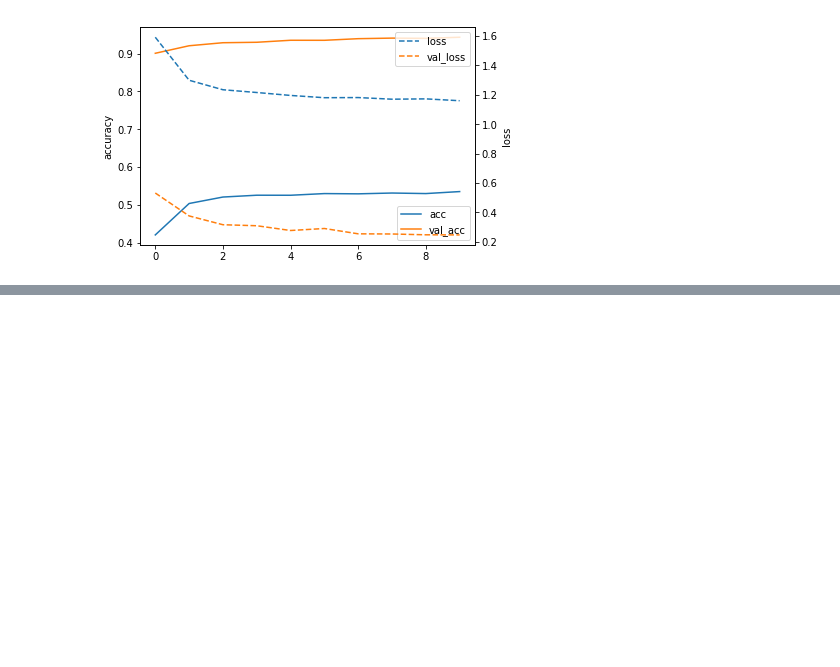
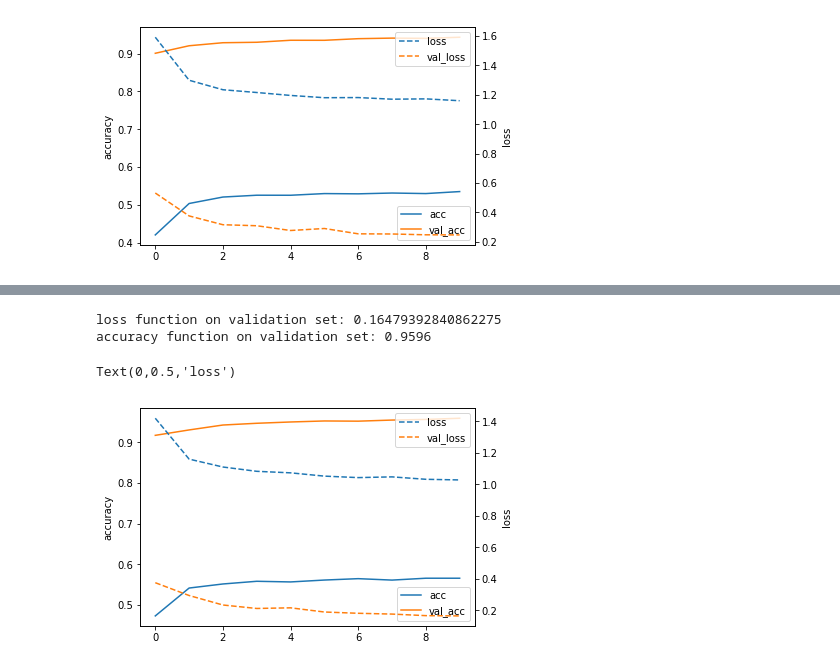
Before and after one commit to applied-ml-spring-18/homework-6-jingyi_siwen_hw6, a Jupyter notebook: Task2.ipynb, the cells around one changed output, grey strips where cells are left out. Drawn from its saved outputs; the diff is of its cells as text; code cells hidden in the pictures; blank space fills up the shorter version.

```diff
--- a/Task2.ipynb
+++ b/Task2.ipynb
@@ -194,0 +287,14 @@ we choose train the vinalla model on entire train dataset to evaluate the final
+# %%
+from keras.layers import Dropout
+model = Sequential([
+            Dense(64,input_shape=(784,)),
+            Activation('relu'),
+            Dropout(0.5),
+            Dense(64),
+            Activation('relu'),
+            Dense(10),
+            Dropout(0.5),
+            Activation('softmax')])
+model.compile(optimizer = 'adam', loss="categorical_crossentropy",metrics = ['accuracy'])
+history_callback = model.fit(X_train, y_train, batch_size=128,
+                             epochs=10, verbose=1, validation_data=(X_val,y_val))
@@ -194,0 +319,16 @@ we choose train the vinalla model on entire train dataset to evaluate the final
+# %%
+score = model.evaluate(X_val, y_val, verbose=0)
+print("loss function on validation set: {}".format(score[0]))
+print("accuracy function on validation set: {}".format(score[1]))
+import pandas as pd
+import matplotlib.pyplot as plt
+df = pd.DataFrame(history_callback.history)
+df[['acc', 'val_acc']].plot()
+plt.ylabel("accuracy")
+df[['loss', 'val_loss']].plot(linestyle='--', ax=plt.twinx())
+plt.ylabel("loss")
+# %% [output]
+loss function on validation set: 0.16479392840862275
+accuracy function on validation set: 0.9596
+Text(0,0.5,'loss')
+[figure, added]
```
Also changed, not shown: parts of 15 cells of this notebook, 1 other file.
